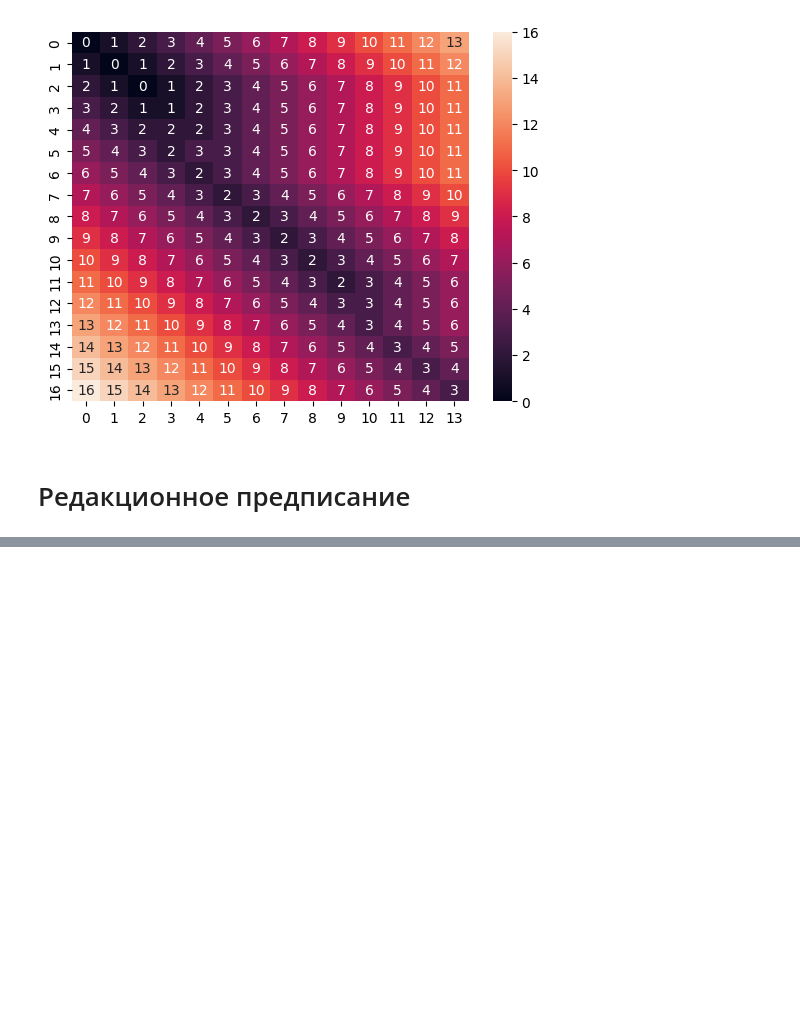
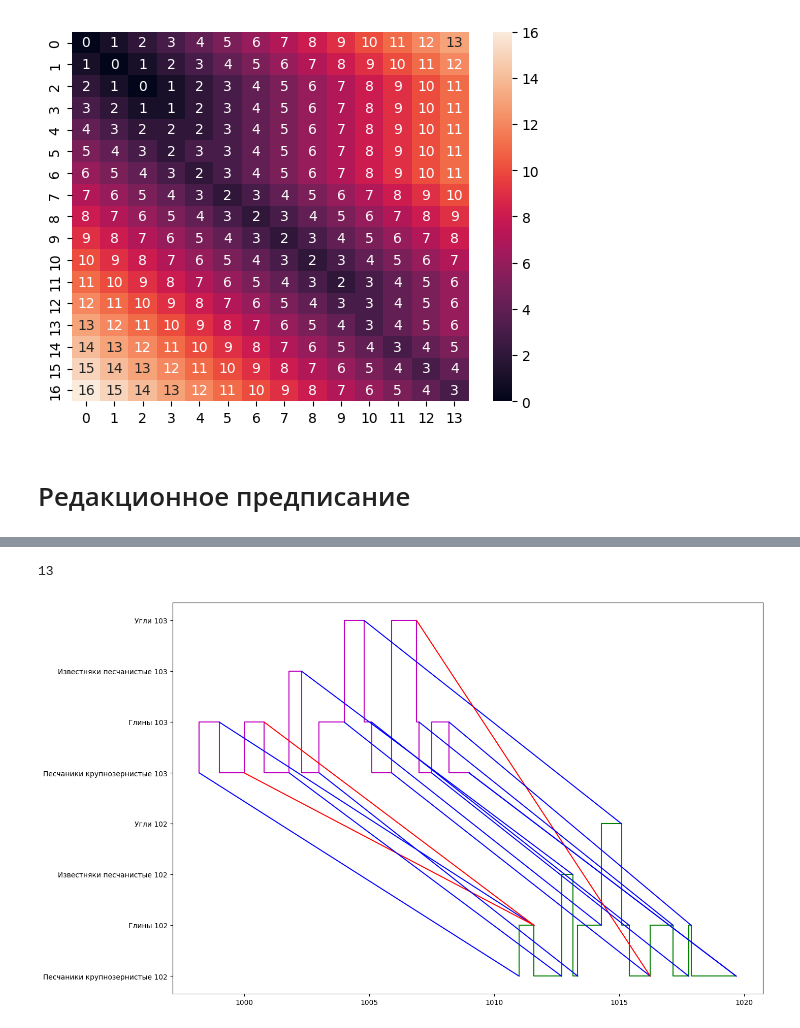
Before and after one commit to spaceswimmer/Pertoleum-Geology-Projects, a Jupyter notebook: Artemiy_Fishchuk_examples/06 Lithology/task.ipynb, the cells around one changed output, grey strips where cells are left out. Cells and saved outputs as stored; diff of their text form; code cells hidden in the pictures; blank space fills up the shorter version.

```diff
--- a/Artemiy_Fishchuk_examples/06 Lithology/task.ipynb
+++ b/Artemiy_Fishchuk_examples/06 Lithology/task.ipynb
@@ -212,0 +230,28 @@ plt.show()
+# %%
+len(dep_2)
+# %% [output]
+13
+# %%
+dep_2 = [1*i for i in data_102.Depth]
+dep_3 = [1*i for i in data_103.Depth]
+rock_2 = [i + " 102" for i in data_102.Rock]
+rock_3 = [i + " 103" for i in data_103.Rock]
+
+corr_lines = [1 if 'Пласты коррелируют' == i else 0 for i in correlate]
+
+fig, ax = plt.subplots(figsize=(15,10))
+ax.step(dep_2, rock_2, c="g")
+ax.step(dep_3, rock_3, c="m")
+
+lag = 0
+j = None
+for i in range(-1, len(corr_lines)):
+    if corr_lines[i]:
+        j=i
+        ax.plot([dep_2[i-lag], dep_3[i]], [rock_2[i-lag], rock_3[i]], c="b")
+    else:
+        ax.plot([dep_2[j-lag], dep_3[i]], [rock_2[j-lag], rock_3[i]], c="r")
+        lag+=1
+        j+=1
+# %% [output]
+[figure, added]
```
Also changed, not shown: parts of 4 cells of this notebook.
